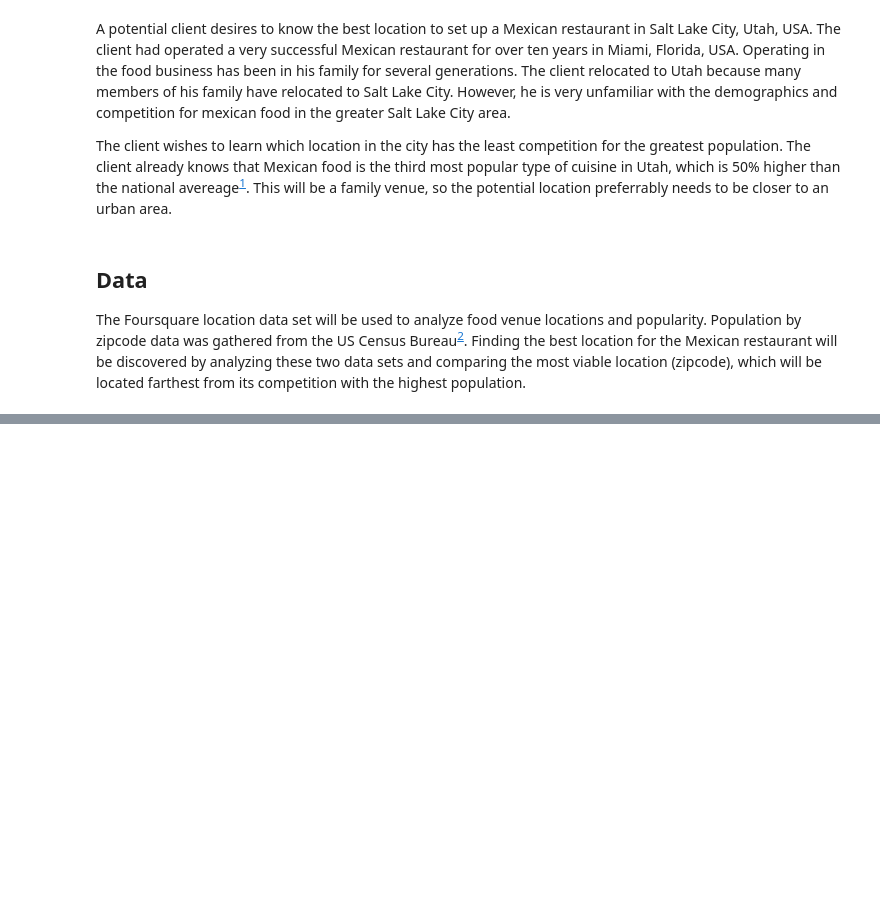
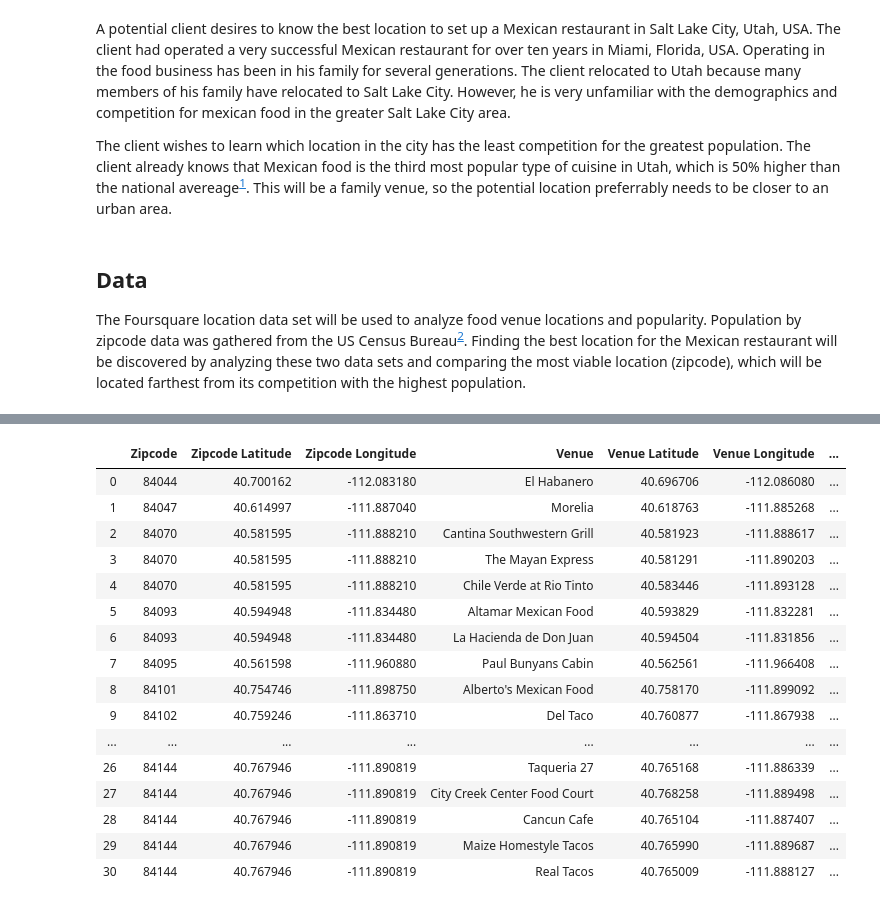
Before and after one commit to ttolman10/Coursera_Capstone, a Jupyter notebook: Coursera Capstone Project.ipynb, the cells around one changed output, grey strips where cells are left out. Drawn from its saved outputs; the diff is of its cells as text; code cells hidden in the pictures; blank space fills up the shorter version.

```diff
--- a/Coursera Capstone Project.ipynb
+++ b/Coursera Capstone Project.ipynb
@@ -14,0 +142,10 @@ The purpose of this notebook will be the Coursera Capstone project
+# %%
+#using geopy to get the latitude and longitude values of Salt Lake City area
+
+address = 'Salt Lake City, UT'
+
+geolocator = Nominatim(user_agent="SLC_explorer")
+location = geolocator.geocode(address)
+latitude = location.latitude
+longitude = location.longitude
+print('The geograpical coordinate of Salt Lake City are {}, {}.'.format(latitude, longitude))
@@ -14,0 +154,21 @@ The purpose of this notebook will be the Coursera Capstone project
+# %%
+#creating map of Salt Lake County with the zipcodes areas superimposed on top
+
+# create map of Salt Lake City area using latitude and longitude values
+map_SLC = folium.Map(location=[latitude, longitude], zoom_start=10)
+
+# add markers to map
+for lat, lng, zipcode, city, pop in zip(sl_county_new['Latitude'], sl_county_new['Longitude'], sl_county_new['Zipcode'], sl_county_new['City'], sl_county_new['Population']):
+    label = 'zip:{}, city:{}, pop:{}'.format(zipcode, city, pop)
+    label = folium.Popup(label, parse_html=True)
+    folium.CircleMarker(
+        [lat, lng],
+        radius=5,
+        popup=label,
+        color='blue',
+        fill=True,
+        fill_color='#3186cc',
+        fill_opacity=0.7,
+        parse_html=False).add_to(map_SLC)
+
+map_SLC
@@ -14,0 +177,5 @@ The purpose of this notebook will be the Coursera Capstone project
+# %%
+#Exploring the data using Foursquare.
+CLIENT_ID = 'T5NN5R3X5MYCHLPUSROQ2G2C113441HZWFLEWS51UZYL5RQE' # Foursquare ID
+CLIENT_SECRET = '0XBARW5IONQUPDPGFSFA31IXZBT10JIR2VMDQERLHM02GSGZ' # Foursquare Secret
+VERSION = '20180604'
@@ -14,0 +226,7 @@ The purpose of this notebook will be the Coursera Capstone project
+# %%
+#creating code to run the above function on each Zipcode and create a new dataframe called slc_venues
+
+slc_venues = getNearbyVenues(names=sl_county_new['Zipcode'],
+                                   latitudes=sl_county_new['Latitude'],
+                                   longitudes=sl_county_new['Longitude']
+                                  )
@@ -14,0 +251,20 @@ The purpose of this notebook will be the Coursera Capstone project
+# %%
+slc_venues
+# %% [output]
+|  | Zipcode | Zipcode Latitude | Zipcode Longitude | Venue | Venue Latitude | Venue Longitude | ... |
+| 0 | 84044 | 40.700162 | -112.083180 | El Habanero | 40.696706 | -112.086080 | ... |
+| 1 | 84047 | 40.614997 | -111.887040 | Morelia | 40.618763 | -111.885268 | ... |
+| 2 | 84070 | 40.581595 | -111.888210 | Cantina Southwestern Grill | 40.581923 | -111.888617 | ... |
+| 3 | 84070 | 40.581595 | -111.888210 | The Mayan Express | 40.581291 | -111.890203 | ... |
+| 4 | 84070 | 40.581595 | -111.888210 | Chile Verde at Rio Tinto | 40.583446 | -111.893128 | ... |
+| 5 | 84093 | 40.594948 | -111.834480 | Altamar Mexican Food | 40.593829 | -111.832281 | ... |
+| 6 | 84093 | 40.594948 | -111.834480 | La Hacienda de Don Juan | 40.594504 | -111.831856 | ... |
+| 7 | 84095 | 40.561598 | -111.960880 | Paul Bunyans Cabin | 40.562561 | -111.966408 | ... |
+| 8 | 84101 | 40.754746 | -111.898750 | Alberto's Mexican Food | 40.758170 | -111.899092 | ... |
+| 9 | 84102 | 40.759246 | -111.863710 | Del Taco | 40.760877 | -111.867938 | ... |
+| ... | ... | ... | ... | ... | ... | ... | ... |
+| 26 | 84144 | 40.767946 | -111.890819 | Taqueria 27 | 40.765168 | -111.886339 | ... |
+| 27 | 84144 | 40.767946 | -111.890819 | City Creek Center Food Court | 40.768258 | -111.889498 | ... |
+| 28 | 84144 | 40.767946 | -111.890819 | Cancun Cafe | 40.765104 | -111.887407 | ... |
+| 29 | 84144 | 40.767946 | -111.890819 | Maize Homestyle Tacos | 40.765990 | -111.889687 | ... |
+| 30 | 84144 | 40.767946 | -111.890819 | Real Tacos | 40.765009 | -111.888127 | ... |
```
Also changed, not shown: parts of 31 cells of this notebook.
